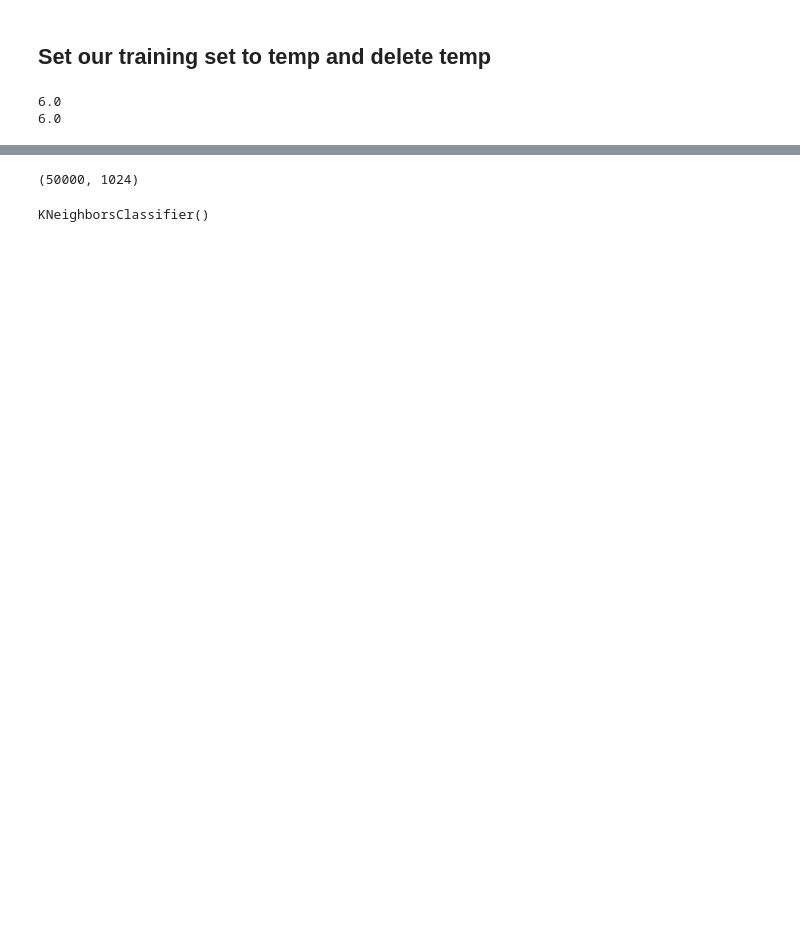
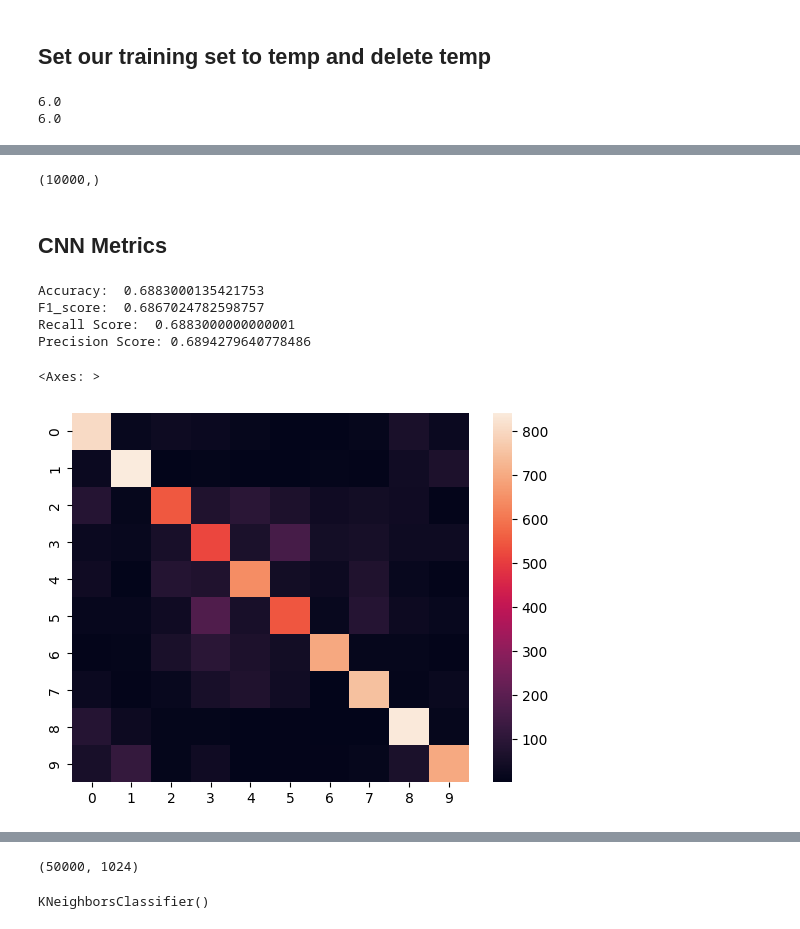
Before and after one commit to Nopenop/ml-finalproject, a Jupyter notebook: main.ipynb, the cells around one changed output, grey strips where cells are left out. Saved outputs shown, nothing was run; the diff lists cells and outputs as text; code cells hidden in the pictures; blank space fills up the shorter version.

Commit message:
finished project

```diff
--- a/main.ipynb
+++ b/main.ipynb
@@ -151,6 +180,9 @@ def build_model(hp):
 # %%
 tuner = keras_tuner.RandomSearch(
-    build_model,
-    objective='val_loss',
-    max_trials=5)
+    hypermodel = build_model,
+    objective='val_accuracy',
+    max_trials=5,
+    project_name="new_machine",
+    overwrite=True
+    )
 # %%
@@ -162,0 +202,6 @@ best_model = tuner.get_best_models()[0]
+# %%
+early_stop = tf.keras.callbacks.EarlyStopping(
+    monitor="val_accuracy",
+    patience=3,
+)
+history = best_model.fit(X_train_cnn,y_train_cnn,validation_split=.2, epochs=50, callbacks=[early_stop])
@@ -162,0 +217,2 @@ best_model = tuner.get_best_models()[0]
+# %%
+y_pred = best_model.predict(X_test_cnn)
@@ -162,0 +221,26 @@ best_model = tuner.get_best_models()[0]
+# %%
+y_pred = np.argmax(y_pred, axis=1)
+# %%
+y_pred.shape
+# %% [output]
+(10000,)
+# %% [markdown]
+## CNN Metrics
+# %%
+import sklearn
+print('Accuracy: ',best_model.evaluate(X_test_cnn,y_test_cnn, verbose=0)[1])
+print('F1_score: ',sklearn.metrics.f1_score(y_test_cnn, y_pred, average='macro'))
+print('Recall Score: ',sklearn.metrics.recall_score(y_test_cnn, y_pred, average='macro'))
+print('Precision Score:',sklearn.metrics.precision_score(y_test_cnn, y_pred, average='macro'))
+# %% [output]
+Accuracy:  0.6883000135421753
+F1_score:  0.6867024782598757
+Recall Score:  0.6883000000000001
+Precision Score: 0.6894279640778486
+# %%
+import seaborn as sns
+conf_matrix = sklearn.metrics.confusion_matrix(y_test_cnn, y_pred)
+sns.heatmap(conf_matrix, )
+# %% [output]
+<Axes: >
+[figure, added]
```
Also changed, not shown: parts of 39 cells of this notebook.
